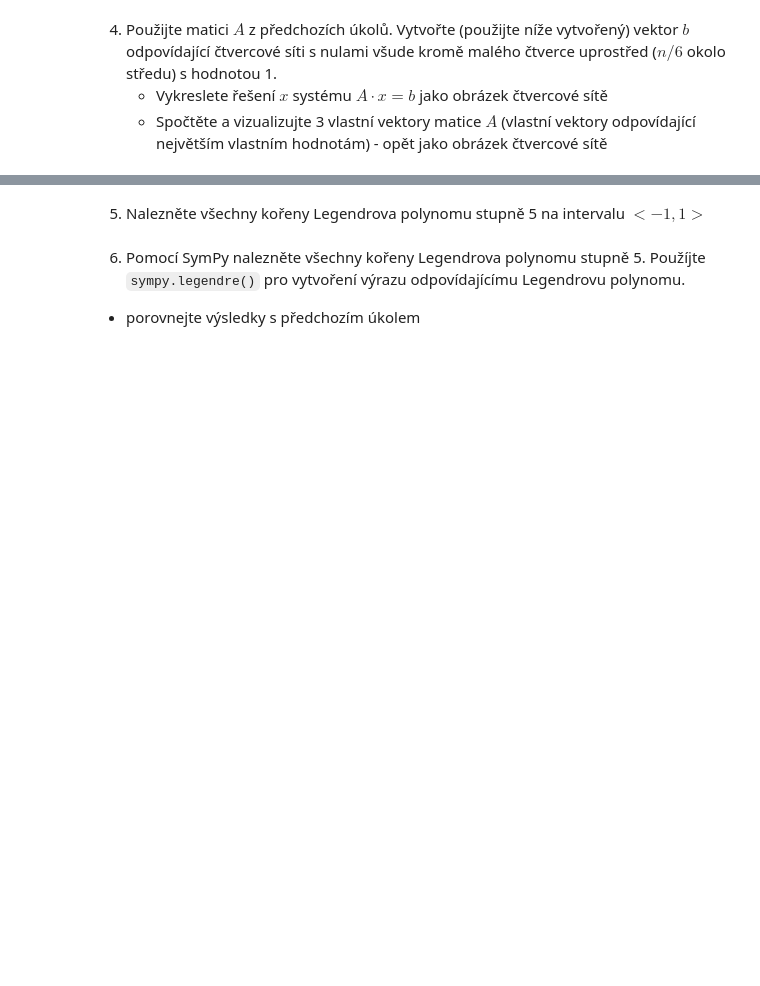
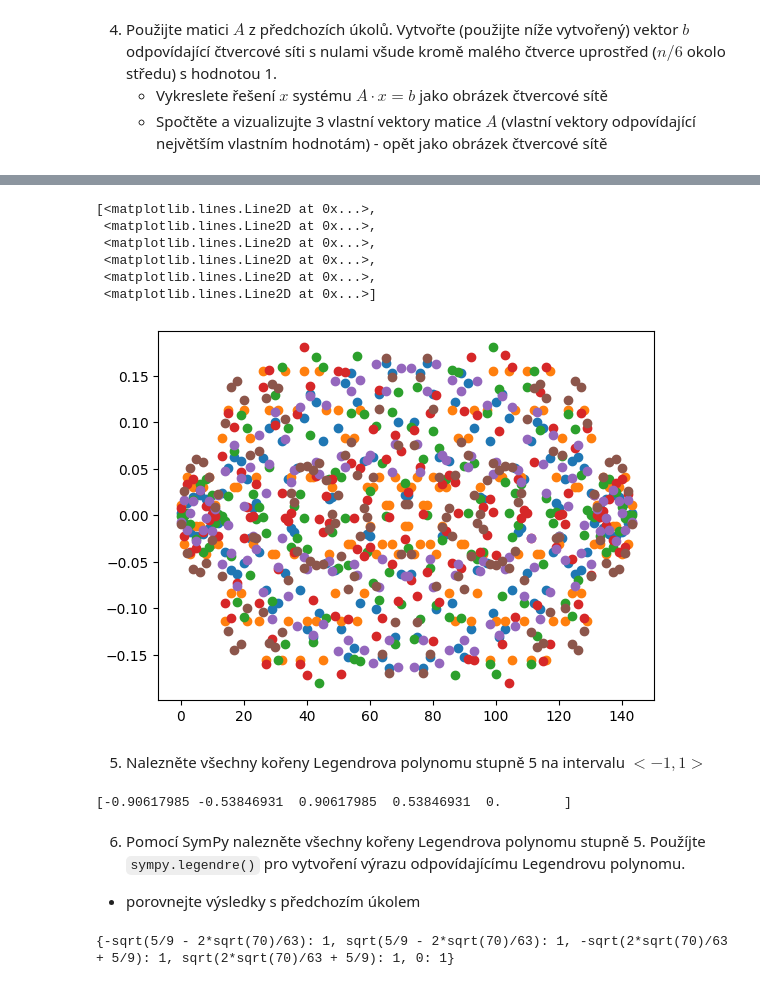
Before and after one commit to HLI0026/VVP, a Jupyter notebook: 05_ukoly.ipynb, the cells around one changed output, grey strips where cells are left out. Drawn from its saved outputs; the diff is of its cells as text; code cells hidden in the pictures; blank space fills up the shorter version.

Commit message:
solved

```diff
--- a/05_ukoly.ipynb
+++ b/05_ukoly.ipynb
@@ -218,5 +308,21 @@ import scipy as sp
+# %%
+plt.plot(eig, "o")
+# %% [output]
+[<matplotlib.lines.Line2D at 0x...>,
+ <matplotlib.lines.Line2D at 0x...>,
+ <matplotlib.lines.Line2D at 0x...>,
+ <matplotlib.lines.Line2D at 0x...>,
+ <matplotlib.lines.Line2D at 0x...>,
+ <matplotlib.lines.Line2D at 0x...>]
+[figure, added]
 # %% [markdown]
 5. Nalezněte všechny kořeny Legendrova polynomu stupně 5 na intervalu $<-1,1>$
+# %%
+import scipy as sp
+b = np.roots(sps.legendre(5))
+print(b)
+# %% [output]
+[-0.90617985 -0.53846931  0.90617985  0.53846931  0.        ]
 # %% [markdown]
 6. Pomocí SymPy nalezněte všechny kořeny Legendrova polynomu stupně 5. Použíjte `sympy.legendre()` pro vytvoření výrazu odpovídajícímu Legendrovu polynomu.
 - porovnejte výsledky s předchozím úkolem
@@ -225,4 +331,8 @@ import sympy as sp
 
 x = sp.Symbol('x')
 legendre_5 = sp.legendre(5, x)
-legendre_5
+a = sp.solvers.solve(legendre_5,x)
+c = sp.roots(legendre_5)
+print(c)
+# %% [output]
+{-sqrt(5/9 - 2*sqrt(70)/63): 1, sqrt(5/9 - 2*sqrt(70)/63): 1, -sqrt(2*sqrt(70)/63 + 5/9): 1, sqrt(2*sqrt(70)/63 + 5/9): 1, 0: 1}
```
Also changed, not shown: parts of 16 cells of this notebook.
